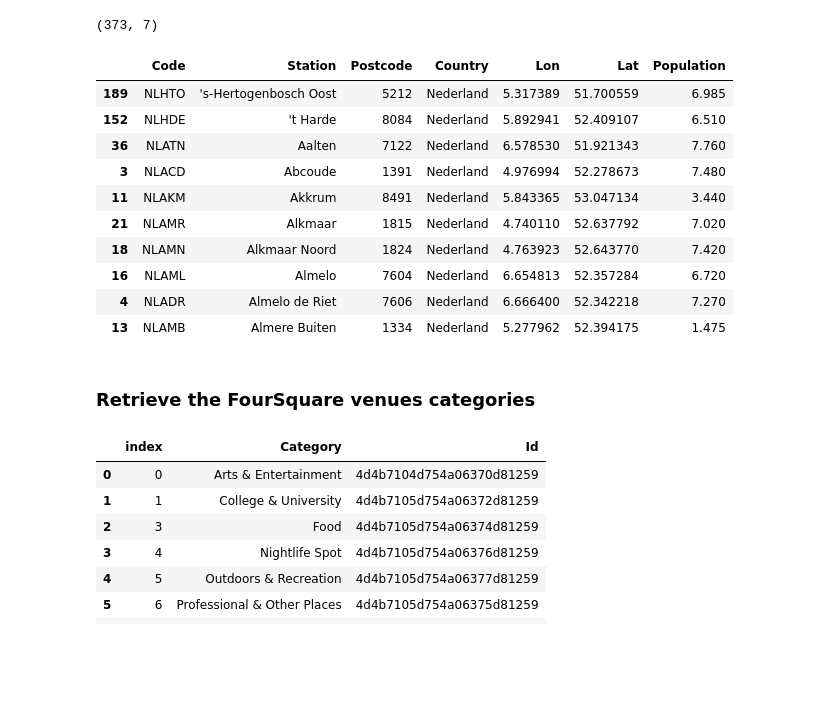
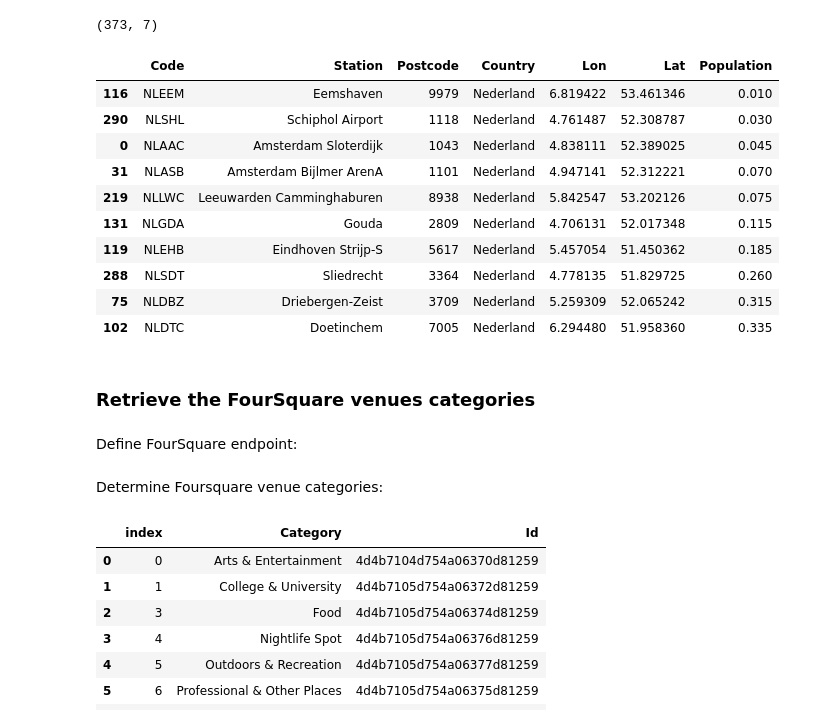
Before and after one commit to ArjanLem/Coursera_Capstone, a Jupyter notebook: BattleNeighbourhoods/classification_dutch_train_stations-wk5.ipynb, the cells around one changed output. Saved outputs shown, nothing was run; the diff lists cells and outputs as text; code cells hidden in the pictures; blank space fills up the shorter version.

```diff
--- a/BattleNeighbourhoods/classification_dutch_train_stations-wk5.ipynb
+++ b/BattleNeighbourhoods/classification_dutch_train_stations-wk5.ipynb
@@ -355,21 +366,23 @@ nl_stations_df.shape
 # %% [output]
 (373, 7)
 # %%
-nl_stations_df.sort_values('Station').head(10)
+nl_stations_df.sort_values('Population').head(10)
 # %% [output]
 |  | Code | Station | Postcode | Country | Lon | Lat | Population |
-| 189 | NLHTO | 's-Hertogenbosch Oost | 5212 | Nederland | 5.317389 | 51.700559 | 6.985 |
-| 152 | NLHDE | 't Harde | 8084 | Nederland | 5.892941 | 52.409107 | 6.510 |
-| 36 | NLATN | Aalten | 7122 | Nederland | 6.578530 | 51.921343 | 7.760 |
-| 3 | NLACD | Abcoude | 1391 | Nederland | 4.976994 | 52.278673 | 7.480 |
-| 11 | NLAKM | Akkrum | 8491 | Nederland | 5.843365 | 53.047134 | 3.440 |
-| 21 | NLAMR | Alkmaar | 1815 | Nederland | 4.740110 | 52.637792 | 7.020 |
-| 18 | NLAMN | Alkmaar Noord | 1824 | Nederland | 4.763923 | 52.643770 | 7.420 |
-| 16 | NLAML | Almelo | 7604 | Nederland | 6.654813 | 52.357284 | 6.720 |
-| 4 | NLADR | Almelo de Riet | 7606 | Nederland | 6.666400 | 52.342218 | 7.270 |
-| 13 | NLAMB | Almere Buiten | 1334 | Nederland | 5.277962 | 52.394175 | 1.475 |
+| 116 | NLEEM | Eemshaven | 9979 | Nederland | 6.819422 | 53.461346 | 0.010 |
+| 290 | NLSHL | Schiphol Airport | 1118 | Nederland | 4.761487 | 52.308787 | 0.030 |
+| 0 | NLAAC | Amsterdam Sloterdijk | 1043 | Nederland | 4.838111 | 52.389025 | 0.045 |
+| 31 | NLASB | Amsterdam Bijlmer ArenA | 1101 | Nederland | 4.947141 | 52.312221 | 0.070 |
+| 219 | NLLWC | Leeuwarden Camminghaburen | 8938 | Nederland | 5.842547 | 53.202126 | 0.075 |
+| 131 | NLGDA | Gouda | 2809 | Nederland | 4.706131 | 52.017348 | 0.115 |
+| 119 | NLEHB | Eindhoven Strijp-S | 5617 | Nederland | 5.457054 | 51.450362 | 0.185 |
+| 288 | NLSDT | Sliedrecht | 3364 | Nederland | 4.778135 | 51.829725 | 0.260 |
+| 75 | NLDBZ | Driebergen-Zeist | 3709 | Nederland | 5.259309 | 52.065242 | 0.315 |
+| 102 | NLDTC | Doetinchem | 7005 | Nederland | 6.294480 | 51.958360 | 0.335 |
 # %% [markdown]
 ### Retrieve the FourSquare venues categories
+# %% [markdown]
+Define FourSquare endpoint:
 # %%
 categories_url = 'https://api.foursquare.com/v2/venues/categories?client_id={}&client_secret={}&v={}'.format(
             FOURSQUARE_CLIENT_ID,
@@ -382,3 +394,5 @@ categories = requests.get(categories_url).json()
+# %% [markdown]
+Determine Foursquare venue categories:
 # %%
 categories_list=[];
 def parse_categories(categories, level=0, max_level=0):
```
Also changed, not shown: parts of 89 cells of this notebook, 5 other files.
